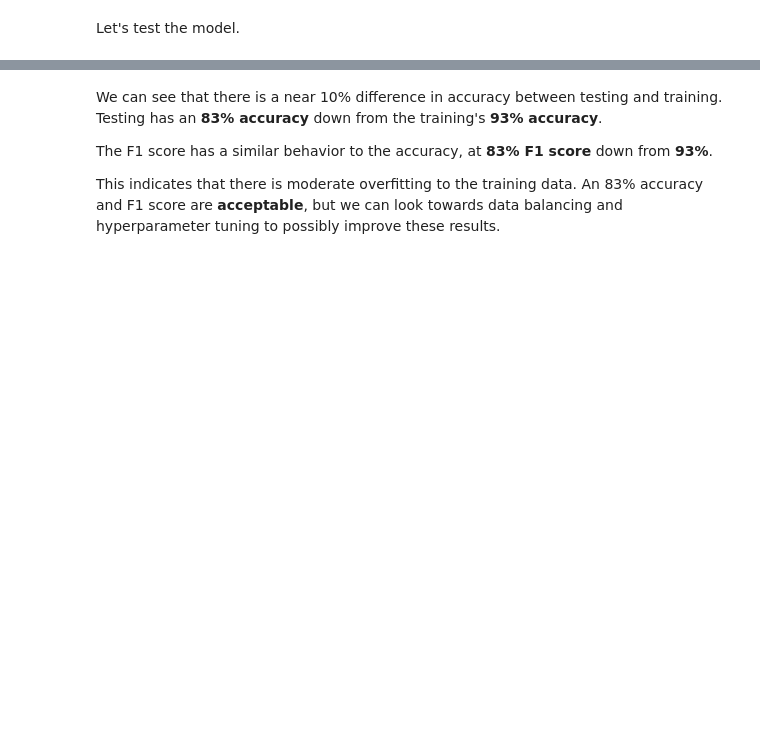
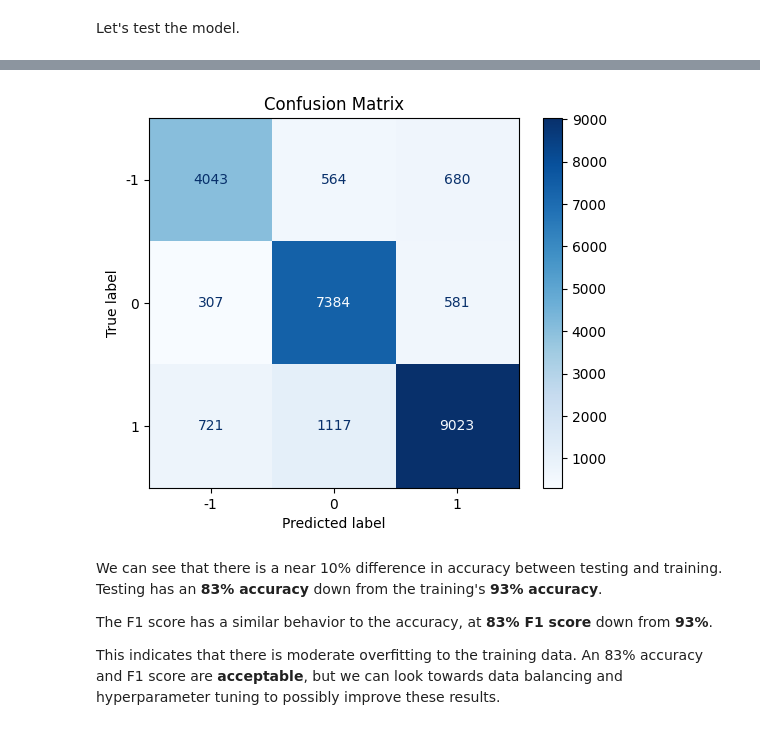
Before and after one commit to OutForMilks/STINTSY-Order-of-Erin, a Jupyter notebook: notebooks/nn.ipynb, the cells around one changed output, grey strips where cells are left out. Cells and saved outputs as stored; diff of their text form; code cells hidden in the pictures; blank space fills up the shorter version.

Commit message:
confusion matrix to imbalanced

```diff
--- a/notebooks/nn.ipynb
+++ b/notebooks/nn.ipynb
@@ -238,0 +261,9 @@ The performance of the $\mathcal{M}_\mathrm{imb}$ is below:
+# %%
+test_loader = DataLoader(TEST, batch_size=batch_size, shuffle=False)
+
+y_pred, y_true = get_predictions(BASE_IMB_MODEL, test_loader, DEVICE)
+
+y_pred_minusone = y_pred - 1 # labels to -1, 0, 1
+y_true_minusone = y_true - 1 # labels to -1, 0, 1
+
+report_classification_performance(BASE_IMB_MODEL, y_pred_minusone, y_true_minusone)
@@ -269,3 +319,12 @@ F1:     0.8304
+# %%
+cm_imbalanced_values = confusion_matrix(y_true_minusone, y_pred_minusone)
+cm_imbalanced_values = ConfusionMatrixDisplay.from_predictions(
+    y_true_minusone, y_pred_minusone, cmap="Blues", display_labels=[-1, 0, 1]
+)
+plt.title("Confusion Matrix")
+plt.show()
+# %% [output]
+[figure, added]
 # %% [markdown]
 We can see that there is a near 10% difference in accuracy between testing and training. Testing has an **83% accuracy** down from the training's **93% accuracy**.
 
```
Also changed, not shown: parts of 14 cells of this notebook.
